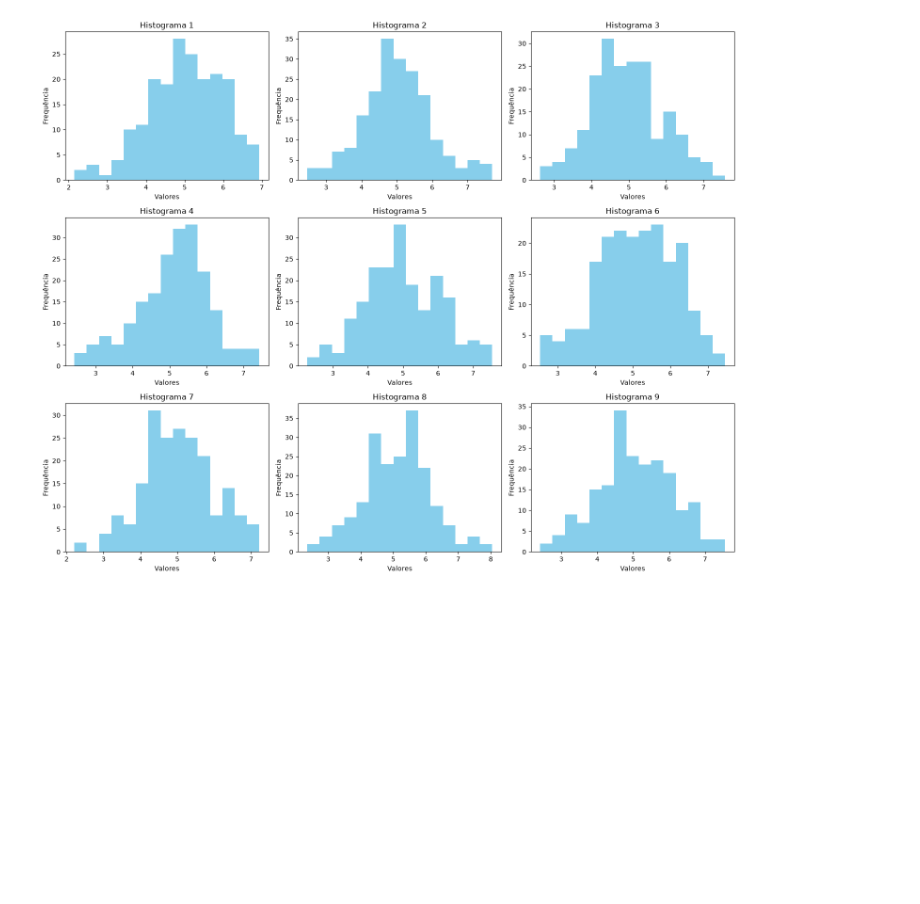
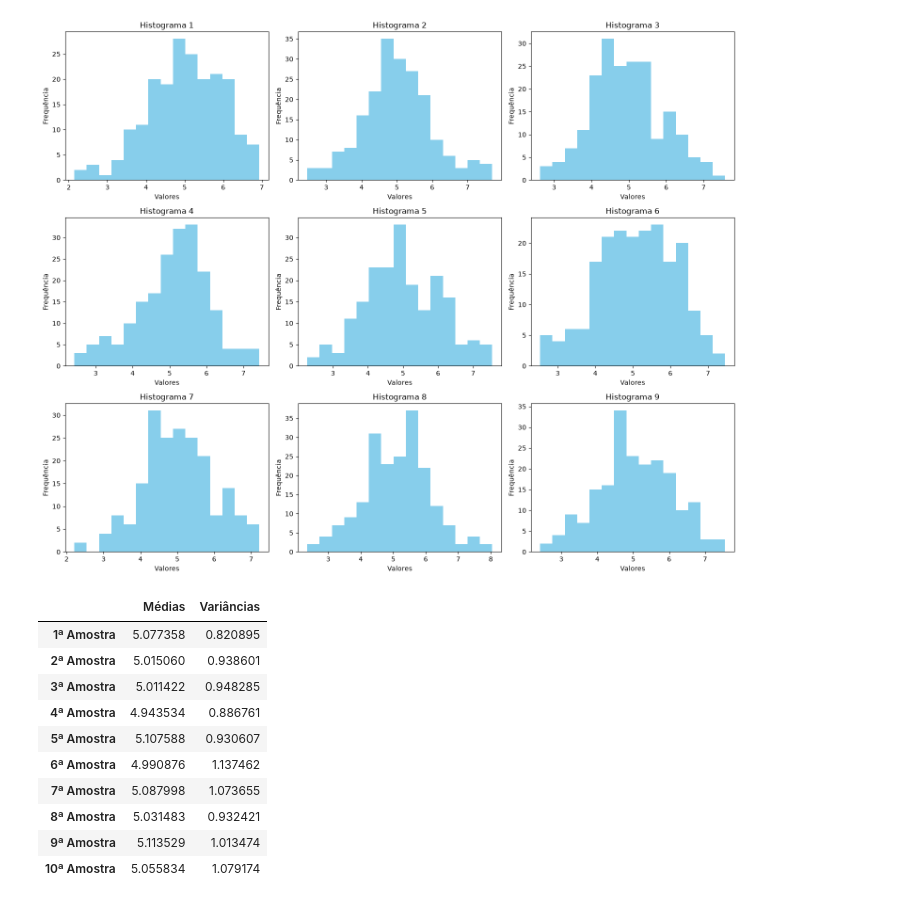
Before and after one commit to mauriciocelini/Trabalho-de-Inferencia, a Jupyter notebook: code_inferencia.ipynb, the cells around one changed output. Cells and saved outputs as stored; diff of their text form; code cells hidden in the pictures; blank space fills up the shorter version.

```diff
--- a/code_inferencia.ipynb
+++ b/code_inferencia.ipynb
@@ -222,3 +229,22 @@ plt.tight_layout()
 plt.show()
 # %% [output]
 [figure]
+# %%
+nomes_amostras = [f'{i+1}ª Amostra' for i in range(len(medias_200))]
+tabela = pd.DataFrame({
+    'Médias': medias_200,
+    'Variâncias': vars_200,
+}, index=nomes_amostras)
+tabela
+# %% [output]
+|  | Médias | Variâncias |
+| 1ª Amostra | 5.077358 | 0.820895 |
+| 2ª Amostra | 5.015060 | 0.938601 |
+| 3ª Amostra | 5.011422 | 0.948285 |
+| 4ª Amostra | 4.943534 | 0.886761 |
+| 5ª Amostra | 5.107588 | 0.930607 |
+| 6ª Amostra | 4.990876 | 1.137462 |
+| 7ª Amostra | 5.087998 | 1.073655 |
+| 8ª Amostra | 5.031483 | 0.932421 |
+| 9ª Amostra | 5.113529 | 1.013474 |
+| 10ª Amostra | 5.055834 | 1.079174 |
```
Also changed, not shown: parts of 11 cells of this notebook.
